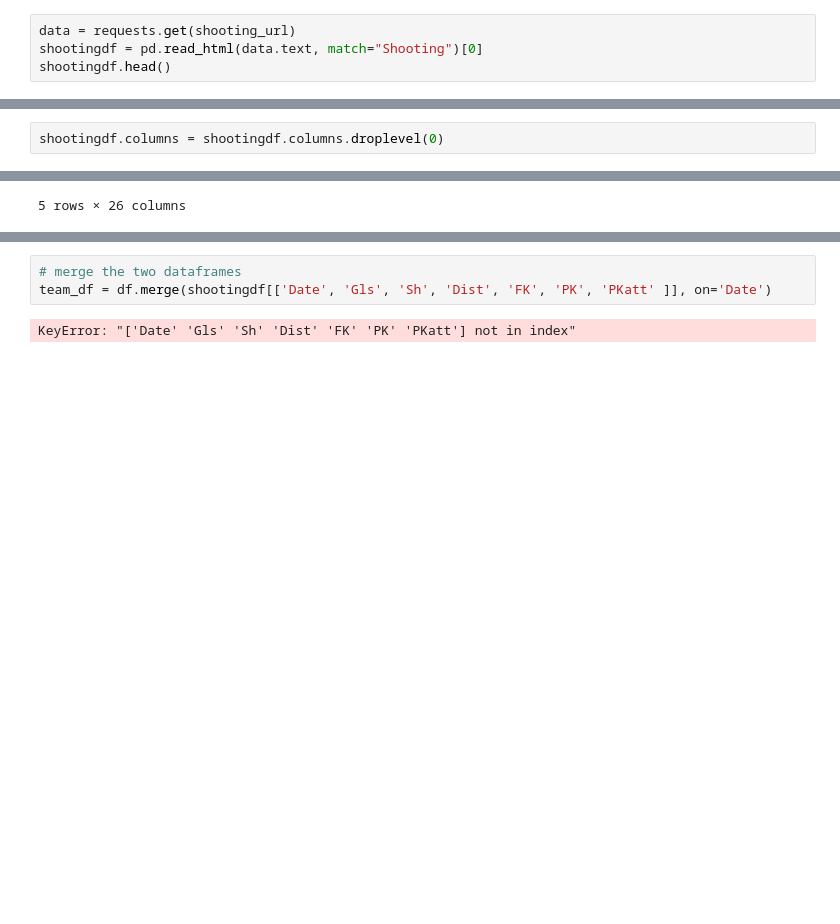
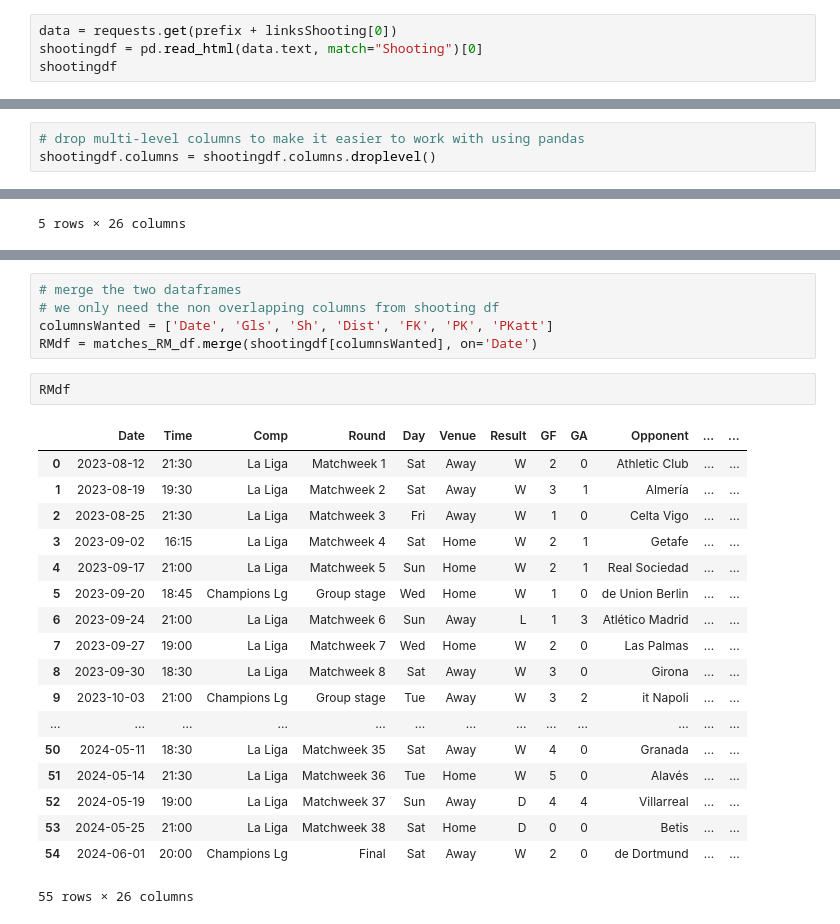
Before and after one commit to ahmadbasyouni10/crypto-stream, a Jupyter notebook: scraping.ipynb, the cells around one changed output, grey strips where cells are left out. Drawn from its saved outputs; the diff is of its cells as text; blank space fills up the shorter version.

```diff
--- a/scraping.ipynb
+++ b/scraping.ipynb
@@ -103,5 +118,5 @@ linksShooting
 # %%
-data = requests.get(shooting_url)
+data = requests.get(prefix + linksShooting[0])
 shootingdf = pd.read_html(data.text, match="Shooting")[0]
-shootingdf.head()
+shootingdf
 # %% [output]
@@ -109,5 +142,6 @@ ConnectionError: HTTPSConnectionPool(host='fbref.comhttps', port=443): Max retri
-# %%
-shootingdf.columns = shootingdf.columns.droplevel(0)
+# %%
+# drop multi-level columns to make it easier to work with using pandas
+shootingdf.columns = shootingdf.columns.droplevel()
 # %%
 shootingdf.head()
 # %% [output]
@@ -142,5 +175,26 @@ MultiIndex([(    'For Real Madrid',         'Date'),
 # %%
 # merge the two dataframes
-team_df = df.merge(shootingdf[['Date', 'Gls', 'Sh', 'Dist', 'FK', 'PK', 'PKatt' ]], on='Date')
+# we only need the non overlapping columns from shooting df
+columnsWanted = ['Date', 'Gls', 'Sh', 'Dist', 'FK', 'PK', 'PKatt']
+RMdf = matches_RM_df.merge(shootingdf[columnsWanted], on='Date')
-# %% [output]
-KeyError: "['Date' 'Gls' 'Sh' 'Dist' 'FK' 'PK' 'PKatt'] not in index"
+# %%
+RMdf
+# %% [output]
+|  | Date | Time | Comp | Round | Day | Venue | Result | GF | GA | Opponent | ... | ... |
+| 0 | 2023-08-12 | 21:30 | La Liga | Matchweek 1 | Sat | Away | W | 2 | 0 | Athletic Club | ... | ... |
+| 1 | 2023-08-19 | 19:30 | La Liga | Matchweek 2 | Sat | Away | W | 3 | 1 | Almería | ... | ... |
+| 2 | 2023-08-25 | 21:30 | La Liga | Matchweek 3 | Fri | Away | W | 1 | 0 | Celta Vigo | ... | ... |
+| 3 | 2023-09-02 | 16:15 | La Liga | Matchweek 4 | Sat | Home | W | 2 | 1 | Getafe | ... | ... |
+| 4 | 2023-09-17 | 21:00 | La Liga | Matchweek 5 | Sun | Home | W | 2 | 1 | Real Sociedad | ... | ... |
+| 5 | 2023-09-20 | 18:45 | Champions Lg | Group stage | Wed | Home | W | 1 | 0 | de Union Berlin | ... | ... |
+| 6 | 2023-09-24 | 21:00 | La Liga | Matchweek 6 | Sun | Away | L | 1 | 3 | Atlético Madrid | ... | ... |
+| 7 | 2023-09-27 | 19:00 | La Liga | Matchweek 7 | Wed | Home | W | 2 | 0 | Las Palmas | ... | ... |
+| 8 | 2023-09-30 | 18:30 | La Liga | Matchweek 8 | Sat | Away | W | 3 | 0 | Girona | ... | ... |
+| 9 | 2023-10-03 | 21:00 | Champions Lg | Group stage | Tue | Away | W | 3 | 2 | it Napoli | ... | ... |
+| ... | ... | ... | ... | ... | ... | ... | ... | ... | ... | ... | ... | ... |
+| 50 | 2024-05-11 | 18:30 | La Liga | Matchweek 35 | Sat | Away | W | 4 | 0 | Granada | ... | ... |
+| 51 | 2024-05-14 | 21:30 | La Liga | Matchweek 36 | Tue | Home | W | 5 | 0 | Alavés | ... | ... |
+| 52 | 2024-05-19 | 19:00 | La Liga | Matchweek 37 | Sun | Away | D | 4 | 4 | Villarreal | ... | ... |
+| 53 | 2024-05-25 | 21:00 | La Liga | Matchweek 38 | Sat | Home | D | 0 | 0 | Betis | ... | ... |
+| 54 | 2024-06-01 | 20:00 | Champions Lg | Final | Sat | Away | W | 2 | 0 | de Dortmund | ... | ... |
+55 rows × 26 columns
```
Also changed, not shown: parts of 7 cells of this notebook.
